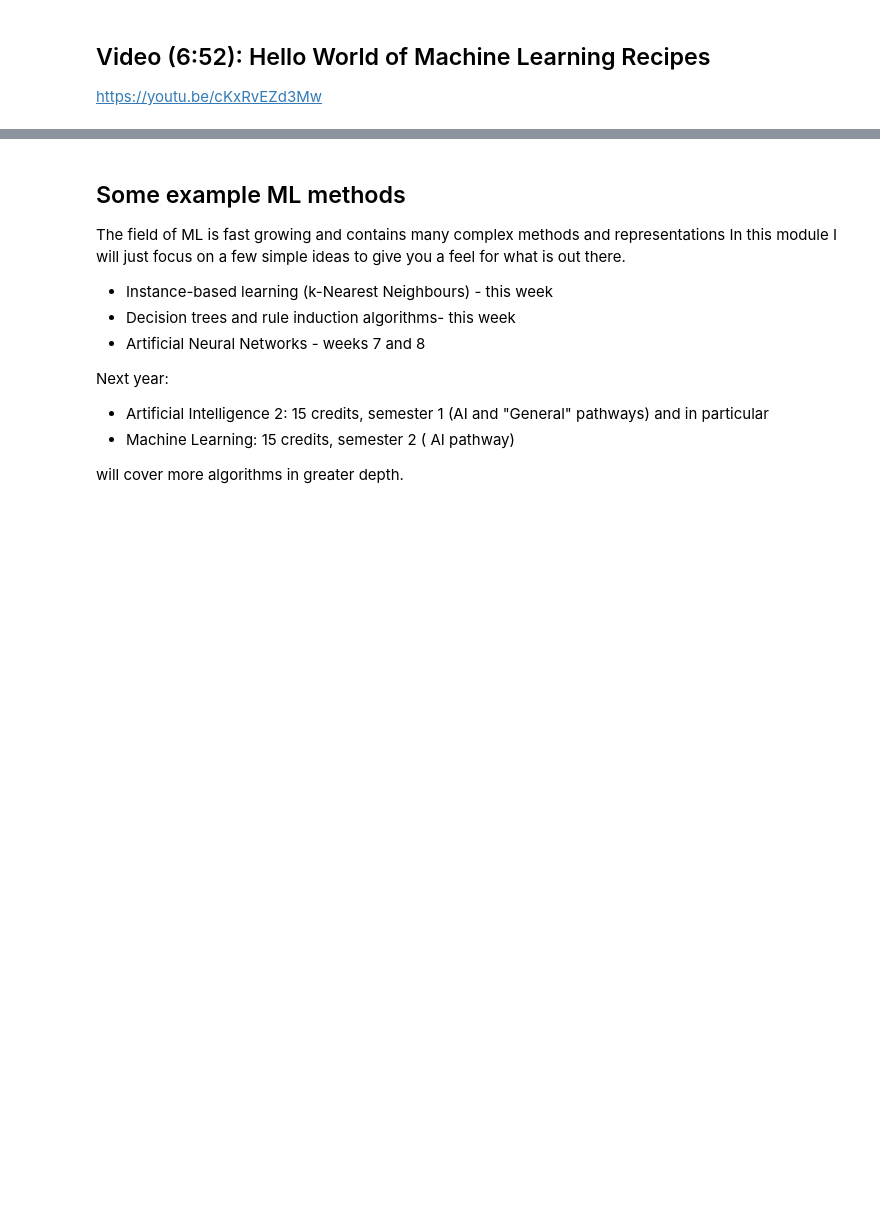
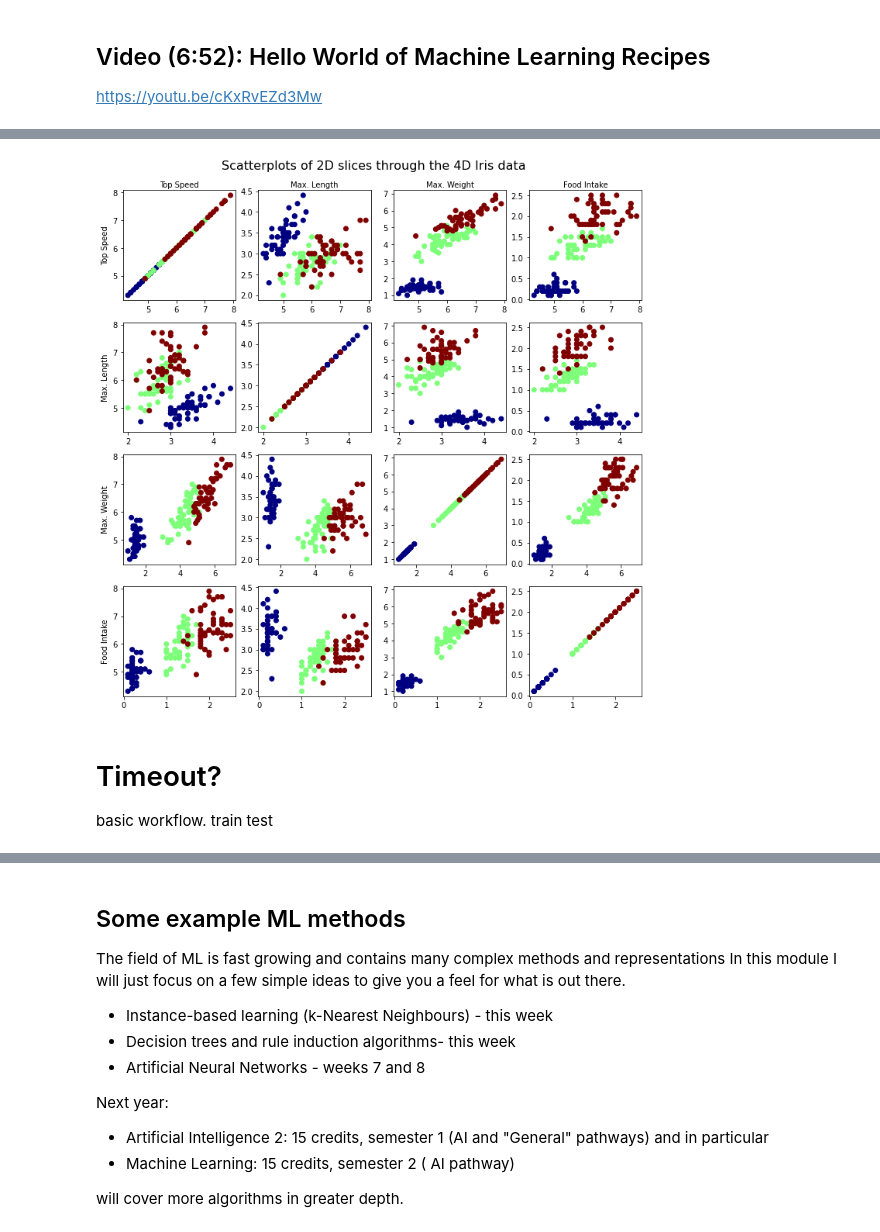
Before and after one commit to jim-smith/AI_Module, a Jupyter notebook: lectures/Supervised_Machine_Learning.ipynb, the cells around one changed output, grey strips where cells are left out. Cells and saved outputs as stored; diff of their text form; code cells hidden in the pictures; blank space fills up the shorter version.

Commit message:
added iris data as an option

```diff
--- a/lectures/Supervised_Machine_Learning.ipynb
+++ b/lectures/Supervised_Machine_Learning.ipynb
@@ -108,0 +117,12 @@ show_scatterplot_matrix(X,y,columnLabels)
+# %%
+import sklearn.datasets
+X,y = sklearn.datasets.load_iris(return_X_y=True)
+title="Scatterplots of 2D slices through the 4D Iris data"
+show_scatterplot_matrix(X,y,columnLabels,title)
+# %% [output]
+[figure, added]
+# %% [markdown]
+# Timeout?
+
+basic workflow.  train
+test
```
Also changed, not shown: parts of 21 cells of this notebook.
